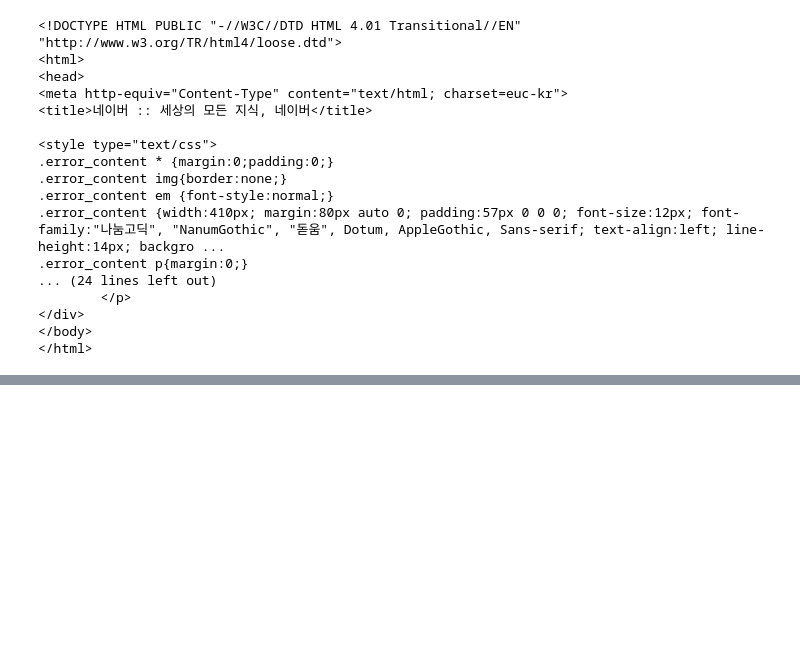
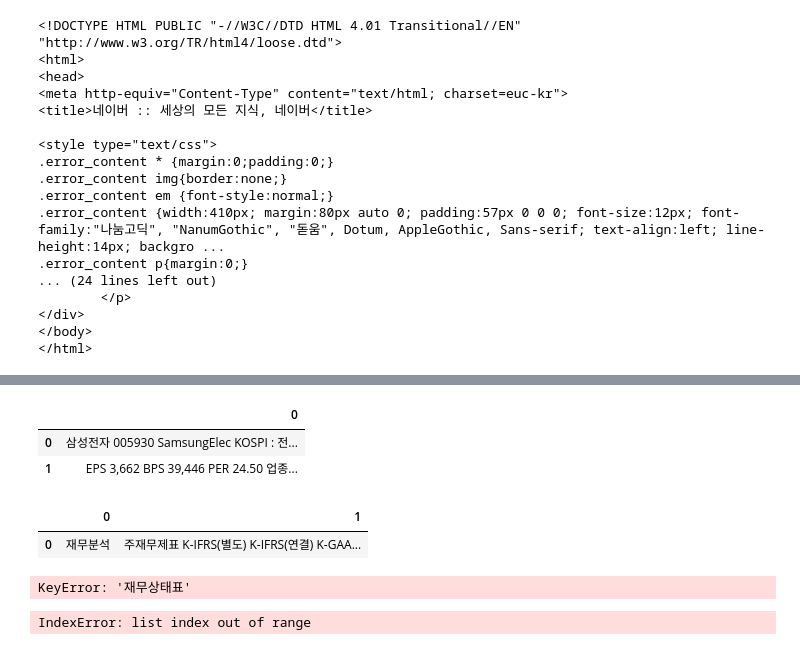
Before and after one commit to jklee78e/python, a Jupyter notebook: test.ipynb, the cells around one changed output, grey strips where cells are left out. Saved outputs shown, nothing was run; the diff lists cells and outputs as text; code cells hidden in the pictures; blank space fills up the shorter version.

```diff
--- a/test.ipynb
+++ b/test.ipynb
@@ -373,0 +510,15 @@ url
+# %%
+
+code='005930'
+fin_type='0'
+freq_type='Y'
+#url_tmpl = 'https://navercomp.wisereport.co.kr/v2/company/c1030001.aspx?cmp_cd=005930&cn='
+
+url_tmpl ='https://navercomp.wisereport.co.kr/v2/company/cF1001.aspx?cmp_cd=%s&fin_typ=%s&freq_typ=%s'
+url = url_tmpl % (code, fin_type, freq_type)
+#url = 'http://navercomp.wisereport.co.kr/v1/company/cF1001.aspx?cmp_cd=%s&fin_typ=%s&freq_typ=%s'
+print(url)
+dfs = pd.read_html(url, encoding="utf-8")
+
+df = dfs[0]
+cols = list(df.columns)
@@ -373,0 +548,11 @@ url
+# %%
+dfs[0]
+# %% [output]
+|  | 0 |
+| 0 | 삼성전자 005930 SamsungElec KOSPI : 전... |
+| 1 | EPS 3,662 BPS 39,446 PER 24.50 업종... |
+# %%
+dfs[1]
+# %% [output]
+|  | 0 | 1 |
+| 0 | 재무분석 | 주재무제표 K-IFRS(별도) K-IFRS(연결) K-GAA... |
@@ -373,0 +561,8 @@ url
+# %%
+dfi['재무상태표']
+# %% [output]
+KeyError: '재무상태표'
+# %%
+dfs[4]
+# %% [output]
+IndexError: list index out of range
```
Also changed, not shown: parts of 9 cells of this notebook, 4 other files.
